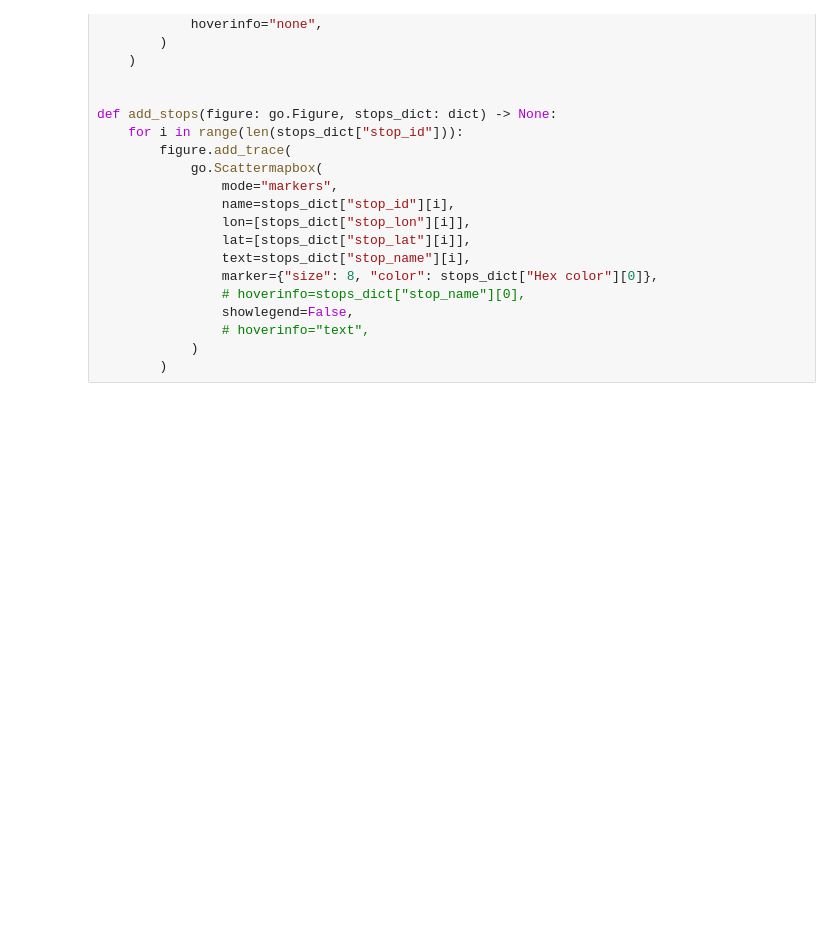
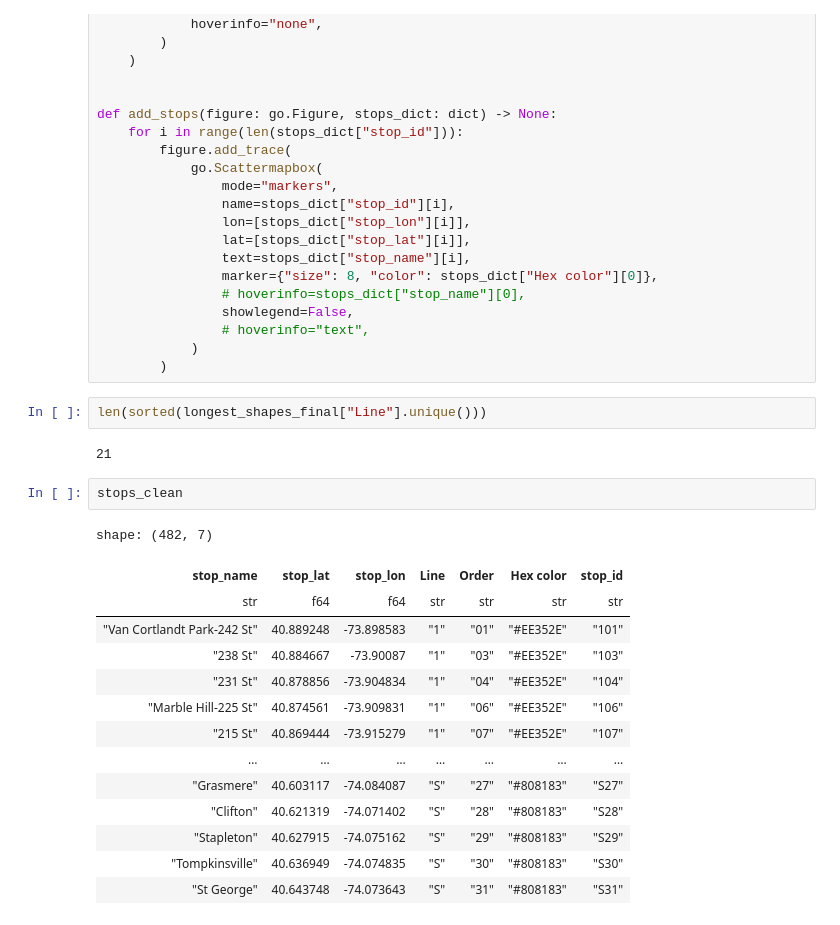
Before and after one commit to jjbokan3/MTA-RT-app, a Jupyter notebook: map_creation.ipynb, the cells around one changed output. Saved outputs shown, nothing was run; the diff lists cells and outputs as text; blank space fills up the shorter version.

```diff
--- a/map_creation.ipynb
+++ b/map_creation.ipynb
@@ -138,6 +136,27 @@ def add_stops(figure: go.Figure, stops_dict: dict) -> None:
                 # hoverinfo="text",
             )
         )
+# %%
+len(sorted(longest_shapes_final["Line"].unique()))
+# %% [output]
+21
+# %%
+stops_clean
+# %% [output]
+shape: (482, 7)
+| stop_name | stop_lat | stop_lon | Line | Order | Hex color | stop_id |
+| str | f64 | f64 | str | str | str | str |
+| "Van Cortlandt Park-242 St" | 40.889248 | -73.898583 | "1" | "01" | "#EE352E" | "101" |
+| "238 St" | 40.884667 | -73.90087 | "1" | "03" | "#EE352E" | "103" |
+| "231 St" | 40.878856 | -73.904834 | "1" | "04" | "#EE352E" | "104" |
+| "Marble Hill-225 St" | 40.874561 | -73.909831 | "1" | "06" | "#EE352E" | "106" |
+| "215 St" | 40.869444 | -73.915279 | "1" | "07" | "#EE352E" | "107" |
+| … | … | … | … | … | … | … |
+| "Grasmere" | 40.603117 | -74.084087 | "S" | "27" | "#808183" | "S27" |
+| "Clifton" | 40.621319 | -74.071402 | "S" | "28" | "#808183" | "S28" |
+| "Stapleton" | 40.627915 | -74.075162 | "S" | "29" | "#808183" | "S29" |
+| "Tompkinsville" | 40.636949 | -74.074835 | "S" | "30" | "#808183" | "S30" |
+| "St George" | 40.643748 | -74.073643 | "S" | "31" | "#808183" | "S31" |
 # %%
 new_fig = go.Figure()
 
```
Also changed, not shown: parts of 3 cells of this notebook, 16 other files.
